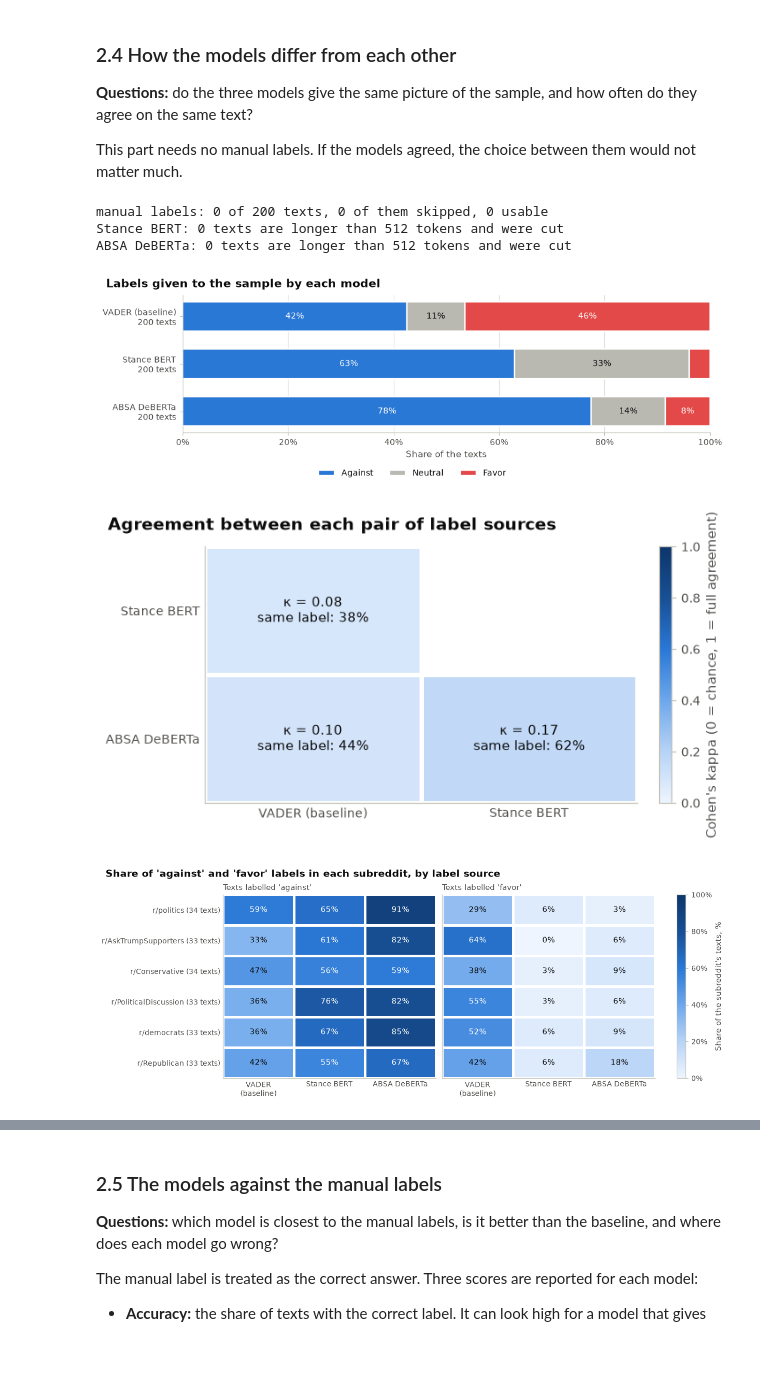
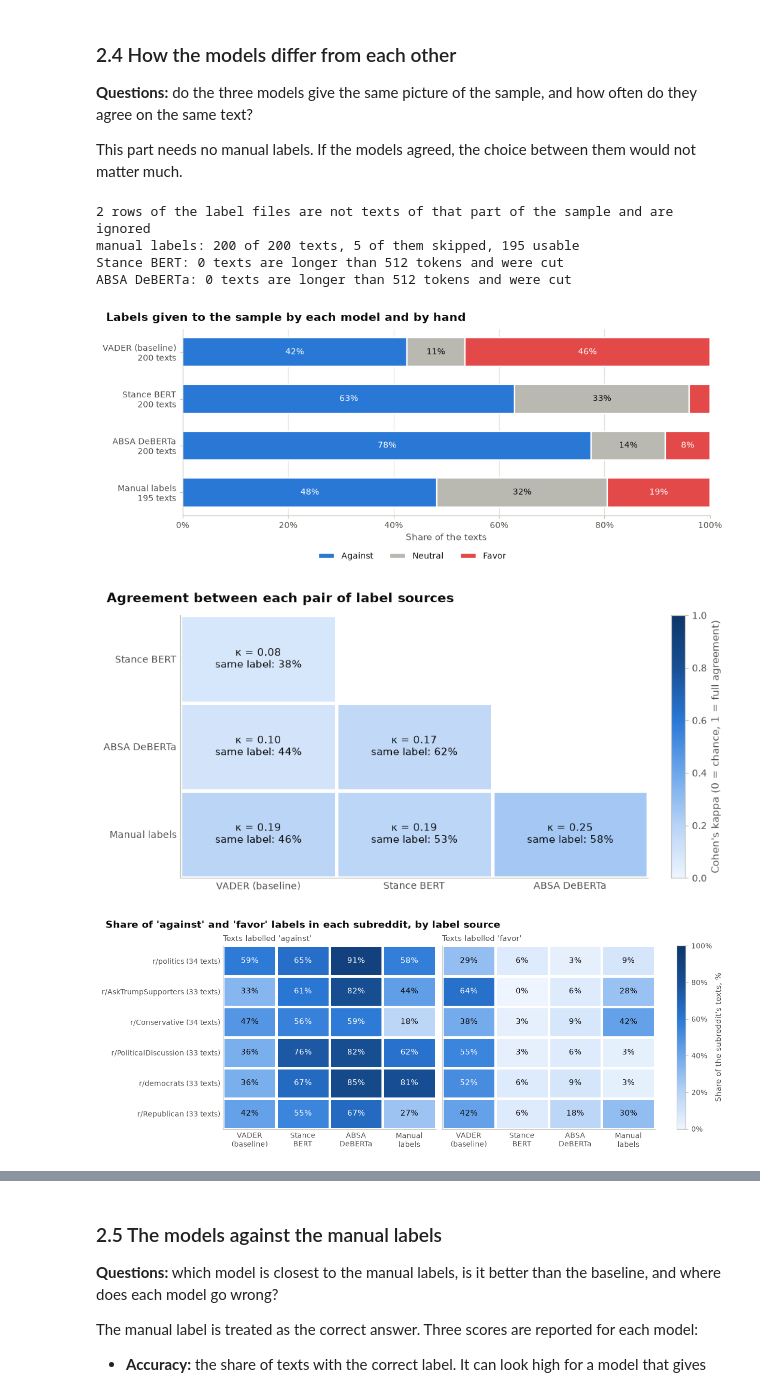
Before and after one commit to khorunzhaviktoriia/reddit_analysis_project, a Jupyter notebook: notebooks/EDA/eda.ipynb, the cells around one changed output, grey strips where cells are left out. Saved outputs shown, nothing was run; the diff lists cells and outputs as text; code cells hidden in the pictures; blank space fills up the shorter version.

```diff
--- a/notebooks/EDA/eda.ipynb
+++ b/notebooks/EDA/eda.ipynb
@@ -1448,7 +1448,11 @@ This part needs no manual labels. If the models agreed, the choice between them
 # %%
 MIN_LABELLED = 30      # the comparison with manual labels is shown when at least this many texts are labelled
 
-labels = pd.concat([load_labels(1), load_labels(2)]).rename(columns={"label": "human"})
+# a label counts only for a text that belongs to that part of the saved sample; other rows of a label file are ignored
+labels = pd.concat([
+    load_labels(part).merge(sample.loc[sample["part"] == part, ["id"]], on="id") for part in (1, 2)
+]).rename(columns={"label": "human"})
+n_ignored = len(load_labels(1)) + len(load_labels(2)) - len(labels)
 results = (
     sample.merge(predictions, on="id", validate="one_to_one")
     .merge(labels, on="id", how="left", validate="one_to_one")
@@ -1468,36 +1472,39 @@ def rows_for(*pair):
     return judged if "human" in pair else results
 
 
+if n_ignored:
+    print(f"{n_ignored} rows of the label files are not texts of that part of the sample and are ignored")
 print(f"manual labels: {results['human'].notna().sum()} of {len(results)} texts, "
       f"{(results['human'] == 'skip').sum()} of them skipped, {len(judged)} usable")
 for m in ["stance", "absa"]:
     print(f"{RATER_NAME[m]}: {(results[f'{m}_tokens'] > MAX_TOKENS).sum()} texts are longer than {MAX_TOKENS} tokens and were cut")
 
 share = pd.DataFrame({r: 100 * rows_for(r)[label_column(r)].value_counts(normalize=True).reindex(LABELS, fill_value=0) for r in raters}).T
 names = [f"{RATER_NAME[r]}\n{len(rows_for(r))} texts" for r in raters]
 
 fig, ax = plt.subplots(figsize=(9.5, 0.9 + 0.75 * len(raters)), layout="constrained")
 left = np.zeros(len(raters))
 for label in LABELS:
     bars = ax.barh(names, share[label].values, left=left, height=0.62, color=LABEL_COLOR[label], edgecolor="white", linewidth=1.5, label=label.capitalize())
     for rect, v in zip(bars, share[label].values):
         if v >= 6:
             ax.text(rect.get_x() + rect.get_width() / 2, rect.get_y() + rect.get_height() / 2, f"{v:.0f}%",
                     ha="center", va="center", fontsize=9, color=ink_on(LABEL_COLOR[label]))
     left += share[label].values
 ax.invert_yaxis()
 ax.set_xlim(0, 100)
 ax.xaxis.set_major_formatter(PERCENT)
 ax.set_xlabel("Share of the texts")
 ax.grid(axis="y", visible=False)
 fig.legend(loc="outside lower center", ncols=3)
 headline(fig, "Labels given to the sample by each model" + (" and by hand" if HAS_LABELS else ""))
 plt.show()
 # %% [output]
-manual labels: 0 of 200 texts, 0 of them skipped, 0 usable
+2 rows of the label files are not texts of that part of the sample and are ignored
+manual labels: 200 of 200 texts, 5 of them skipped, 195 usable
 Stance BERT: 0 texts are longer than 512 tokens and were cut
 ABSA DeBERTa: 0 texts are longer than 512 tokens and were cut
-[figure, old version]
+[figure, new version]
 # %%
 kappa = pd.DataFrame(np.nan, index=raters[1:], columns=raters[:-1])
 same = kappa.copy()
@@ -1524,7 +1531,7 @@ fig.colorbar(mesh, ax=ax, label="Cohen's kappa (0 = chance, 1 = full agreement)"
 headline(fig, "Agreement between each pair of label sources")
 plt.show()
 # %% [output]
-[figure, old version]
+[figure, new version]
 # %%
 texts_in = results["subreddit"].value_counts()
 
@@ -1539,7 +1546,7 @@ for ax, label in zip(axes, ["against", "favor"]):
             v = table.iat[i, j]
             if not np.isnan(v):
                 ax.text(j + 0.5, i + 0.5, f"{v:.0f}%", ha="center", va="center", fontsize=9.5, color=ink_on(mesh.cmap(mesh.norm(v))))
-    ax.set_xticks(np.arange(len(raters)) + 0.5, [RATER_NAME[r].replace(" (", "\n(") for r in raters])
+    ax.set_xticks(np.arange(len(raters)) + 0.5, [RATER_NAME[r].replace(" ", "\n") for r in raters])
     ax.set_title(f"Texts labelled '{label}'")
     ax.grid(False)
     ax.tick_params(length=0)
@@ -1549,7 +1556,7 @@ fig.colorbar(mesh, ax=axes, label="Share of the subreddit's texts, %", format=PE
 headline(fig, "Share of 'against' and 'favor' labels in each subreddit, by label source")
 plt.show()
 # %% [output]
-[figure, old version]
+[figure, new version]
 # %% [markdown]
 **What we see.**
 
```
Also changed, not shown: parts of 13 cells of this notebook.
